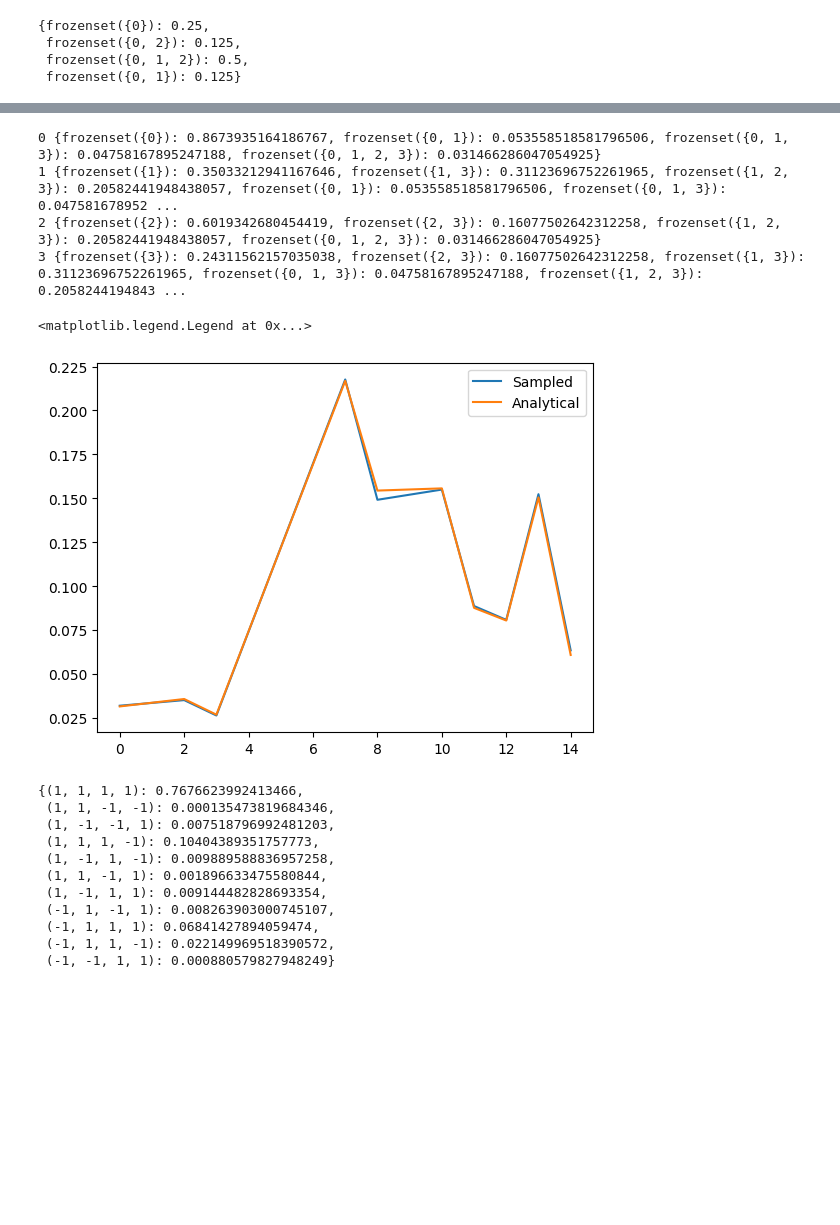
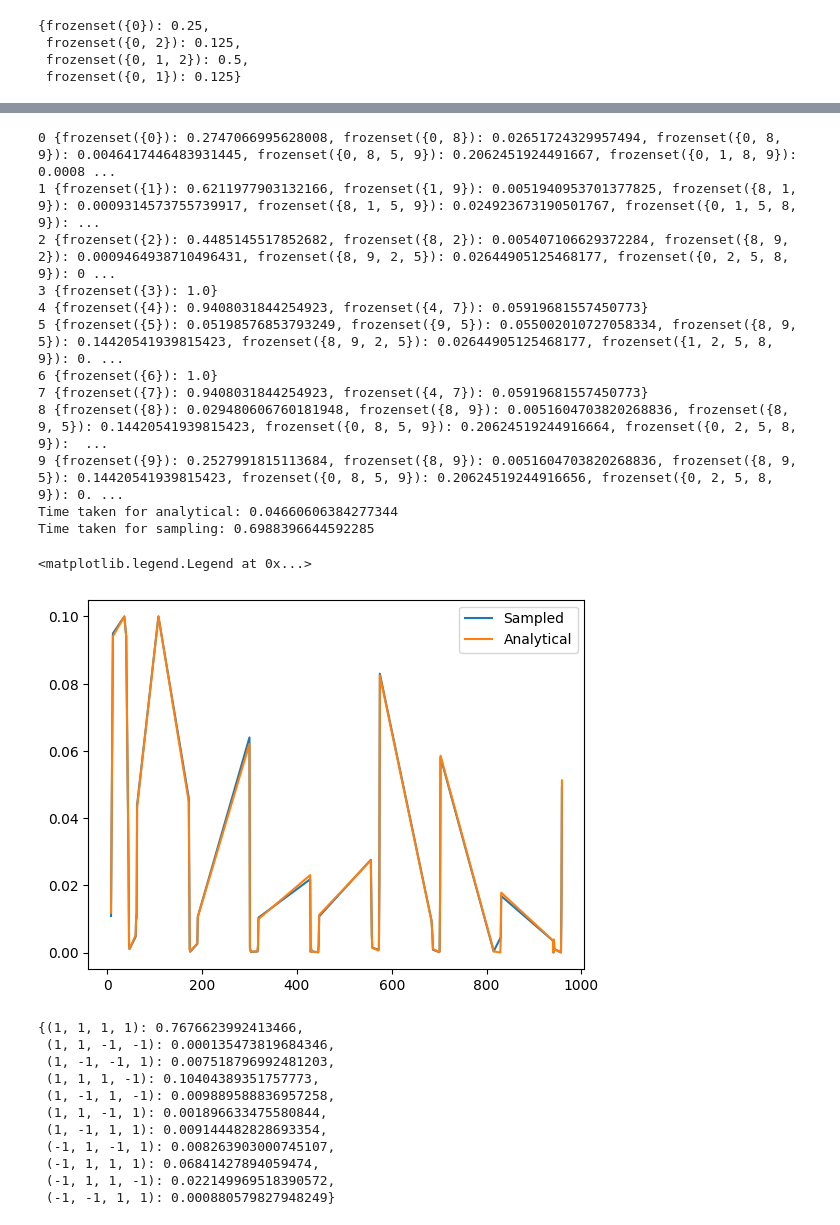
Before and after one commit to vinitX/Quantum-Sampling, a Jupyter notebook: Manas' Proposals/Wolff.ipynb, the cells around one changed output, grey strips where cells are left out. Saved outputs shown, nothing was run; the diff lists cells and outputs as text; code cells hidden in the pictures; blank space fills up the shorter version.

Commit message:
fixed analytical clustering

```diff
--- a/Manas' Proposals/Wolff.ipynb
+++ b/Manas' Proposals/Wolff.ipynb
@@ -313,7 +314,7 @@ filename_instances =  '/instances_new.pkl'
 
 instances = pd.read_pickle(filepath + filename_instances)
 
-cond  = (instances['Instance Number']==2)
+cond  = (instances['Instance Number']==8)
 n = instances[cond]['Spins'].values[0]
 J = instances[cond]['J'].values[0]
 h = instances[cond]['h'].values[0]
@@ -355,35 +342,44 @@ array([[0., 0., 0., 0., 0., 0., 0., 0., 0., 0., 0., 0., 0., 0., 0., 0.],
 # %%
 J_Q = problem_inst.J_quantum
 J_Q = (J_Q + J_Q.T)   # Ensure symmetry
 n = problem_inst.n
 beta = problem_inst.T
 
 configs = all_configs(n)
 index = {tuple(c): i for i, c in enumerate(configs)}
 
 Q = np.zeros((2**n, 2**n))
 
-v = np.array([-1, -1, -1, -1,])
-
-tm = time.time()
-sampled = wolff_clustering_flipping_step(v, beta=1, J=J_Q, num_trials=4000)
-print("Time taken for sampling:", time.time() - tm)
+v = np.random.choice([1,-1],size=n)
 
 tm = time.time()
 analytical = wolff_transition_probabilities(s=v,
                               J=J_Q, beta=1, prob_threshold=1e-8)
 print("Time taken for analytical:", time.time() - tm)
 
+tm = time.time()
+sampled = wolff_clustering_flipping_step(v, beta=1, J=J_Q, num_trials=4000)
+print("Time taken for sampling:", time.time() - tm)
+
+
 plot_sample_dict(sampled, label='Sampled')
 plot_sample_dict(analytical, label='Analytical')
 plt.legend()
 # %% [output]
-0 {frozenset({0}): 0.8673935164186767, frozenset({0, 1}): 0.053558518581796506, frozenset({0, 1, 3}): 0.04758167895247188, frozenset({0, 1, 2, 3}): 0.031466286047054925}
-1 {frozenset({1}): 0.35033212941167646, frozenset({1, 3}): 0.31123696752261965, frozenset({1, 2, 3}): 0.20582441948438057, frozenset({0, 1}): 0.053558518581796506, frozenset({0, 1, 3}): 0.047581678952 ...
-2 {frozenset({2}): 0.6019342680454419, frozenset({2, 3}): 0.16077502642312258, frozenset({1, 2, 3}): 0.20582441948438057, frozenset({0, 1, 2, 3}): 0.031466286047054925}
-3 {frozenset({3}): 0.24311562157035038, frozenset({2, 3}): 0.16077502642312258, frozenset({1, 3}): 0.31123696752261965, frozenset({0, 1, 3}): 0.04758167895247188, frozenset({1, 2, 3}): 0.2058244194843 ...
+0 {frozenset({0}): 0.2747066995628008, frozenset({0, 8}): 0.02651724329957494, frozenset({0, 8, 9}): 0.0046417446483931445, frozenset({0, 8, 5, 9}): 0.2062451924491667, frozenset({0, 1, 8, 9}): 0.0008 ...
+1 {frozenset({1}): 0.6211977903132166, frozenset({1, 9}): 0.0051940953701377825, frozenset({8, 1, 9}): 0.0009314573755739917, frozenset({8, 1, 5, 9}): 0.024923673190501767, frozenset({0, 1, 5, 8, 9}): ...
+2 {frozenset({2}): 0.4485145517852682, frozenset({8, 2}): 0.005407106629372284, frozenset({8, 9, 2}): 0.0009464938710496431, frozenset({8, 9, 2, 5}): 0.02644905125468177, frozenset({0, 2, 5, 8, 9}): 0 ...
+3 {frozenset({3}): 1.0}
+4 {frozenset({4}): 0.9408031844254923, frozenset({4, 7}): 0.05919681557450773}
+5 {frozenset({5}): 0.05198576853793249, frozenset({9, 5}): 0.055002010727058334, frozenset({8, 9, 5}): 0.14420541939815423, frozenset({8, 9, 2, 5}): 0.02644905125468177, frozenset({1, 2, 5, 8, 9}): 0. ...
+6 {frozenset({6}): 1.0}
+7 {frozenset({7}): 0.9408031844254923, frozenset({4, 7}): 0.05919681557450773}
+8 {frozenset({8}): 0.029480606760181948, frozenset({8, 9}): 0.0051604703820268836, frozenset({8, 9, 5}): 0.14420541939815423, frozenset({0, 8, 5, 9}): 0.20624519244916664, frozenset({0, 2, 5, 8, 9}):  ...
+9 {frozenset({9}): 0.2527991815113684, frozenset({8, 9}): 0.0051604703820268836, frozenset({8, 9, 5}): 0.14420541939815423, frozenset({0, 8, 5, 9}): 0.20624519244916656, frozenset({0, 2, 5, 8, 9}): 0. ...
+Time taken for analytical: 0.04660606384277344
+Time taken for sampling: 0.6988396644592285
 <matplotlib.legend.Legend at 0x...>
-[figure, old version]
+[figure, new version]
 # %%
 sampled
 # %% [output]
```
Also changed, not shown: parts of 4 cells of this notebook.
